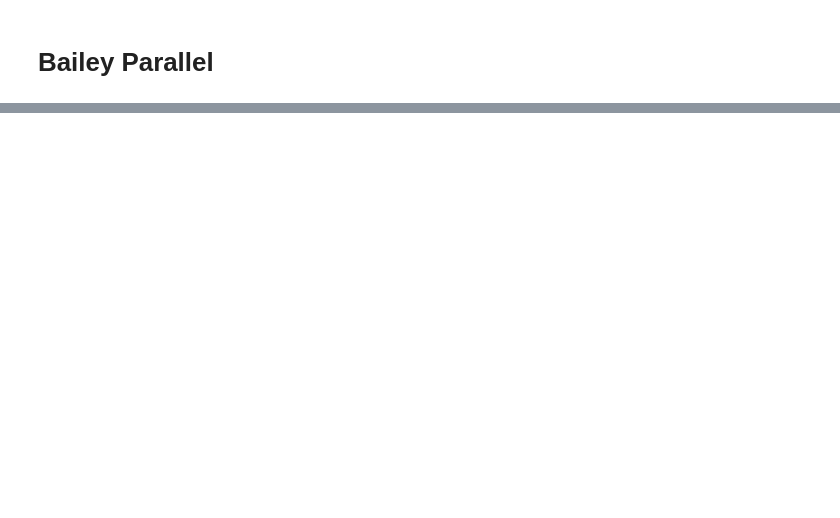
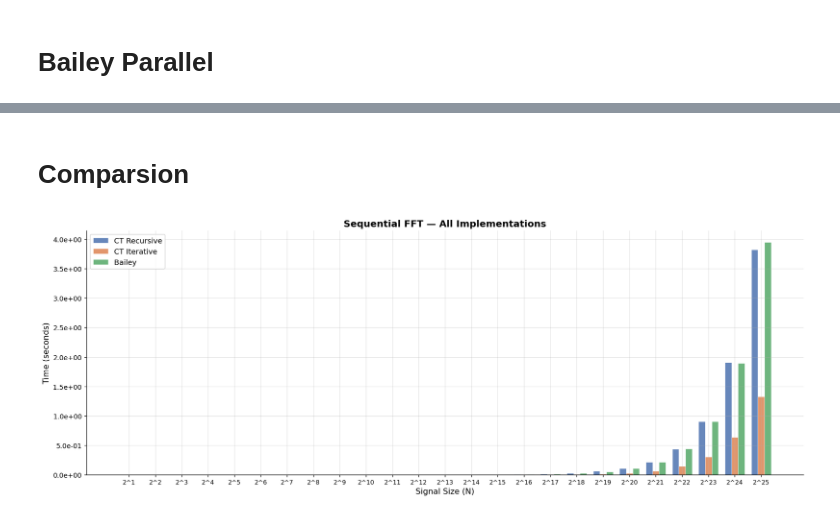
Before and after one commit to YashwanthKoleti/PCP_Project, a Jupyter notebook: src/fft_benchmark (1).ipynb, the cells around one changed output, grey strips where cells are left out. Cells and saved outputs as stored; diff of their text form; code cells hidden in the pictures; blank space fills up the shorter version.

```diff
--- a/src/fft_benchmark (1).ipynb
+++ b/src/fft_benchmark (1).ipynb
@@ -760,0 +816,45 @@ SPEEDUP: Sequential Recursive  →  Iterative Parallel
+# %% [markdown]
+# Comparsion
+# %%
+import numpy as np
+import matplotlib.pyplot as plt
+import matplotlib.ticker as ticker
+
+SIZES = [2**p for p in range(1, 26)]
+
+# Load all 3 sequential CSVs
+seq_rec  = load_csv_sequential("seq_recursive.csv")
+seq_it   = load_csv_sequential("seq_iterative.csv")
+seq_bail = load_csv_sequential("seq_bailey.csv")
+
+seq_sources = {
+    "CT Recursive":  seq_rec,
+    "CT Iterative":  seq_it,
+    "Bailey":        seq_bail,
+}
+
+valid_sizes = [n for n in SIZES if any(n in d for d in seq_sources.values())]
+x       = np.arange(len(valid_sizes))
+width   = 0.25
+colors  = ["#4C72B0", "#DD8452", "#55A868"]
+
+fig, ax = plt.subplots(figsize=(16, 6))
+for i, (label, data) in enumerate(seq_sources.items()):
+    vals   = [data.get(n, 0) for n in valid_sizes]
+    offset = (i - 1) * width
+    ax.bar(x + offset, vals, width, label=label, color=colors[i],
+           alpha=0.85, edgecolor="white", linewidth=0.5)
+
+ax.set_xticks(x)
+ax.set_xticklabels([f"2^{int(math.log2(n))}" for n in valid_sizes], fontsize=9)
+ax.set_xlabel("Signal Size (N)", fontsize=12)
+ax.set_ylabel("Time (seconds)", fontsize=12)
+ax.set_title("Sequential FFT — All Implementations", fontsize=14, fontweight="bold")
+ax.set_yscale("linear")
+ax.yaxis.set_major_formatter(ticker.FormatStrFormatter("%.1e"))
+ax.legend(fontsize=11)
+plt.tight_layout()
+plt.savefig("compare_sequential.png", bbox_inches="tight", dpi=150)
+plt.show()
+# %% [output]
+[figure, added]
```
Also changed, not shown: parts of 26 cells of this notebook, 19 other files.
